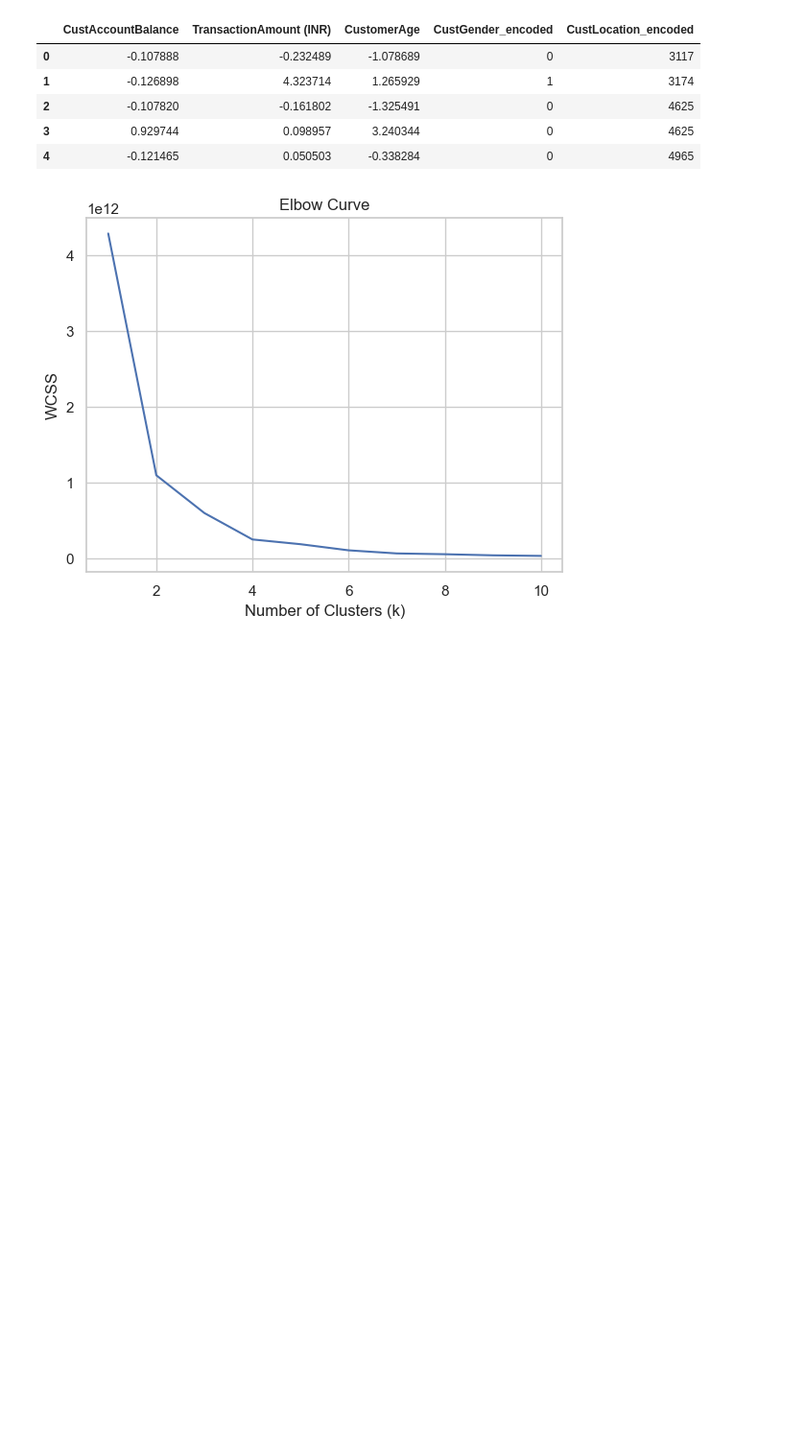
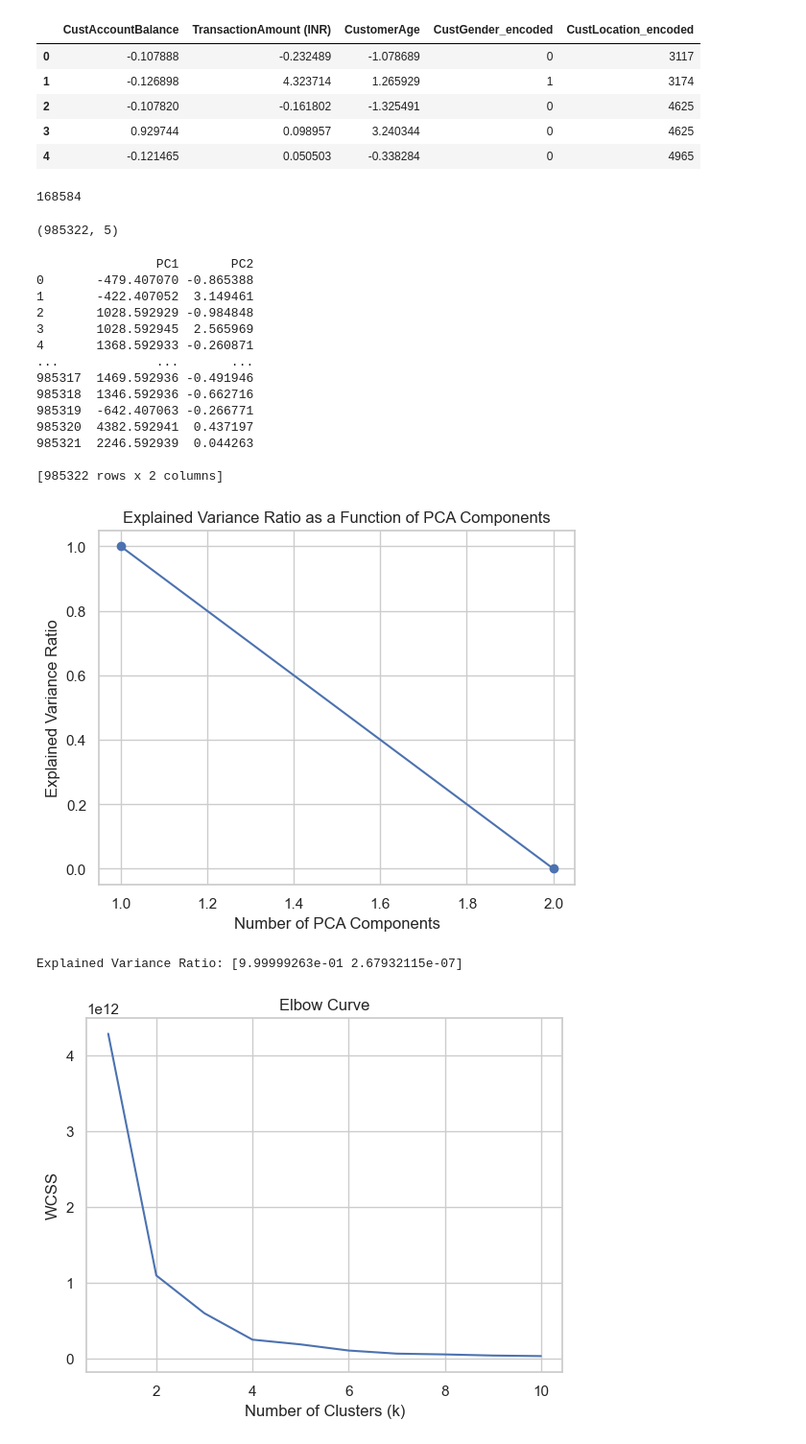
Before and after one commit to AndresQuinto5/IA_LAB4, a Jupyter notebook: Laboratorio4.ipynb, the cells around one changed output. Shown at 96% size. Saved outputs shown, nothing was run; the diff lists cells and outputs as text; code cells hidden in the pictures; blank space fills up the shorter version.

```diff
--- a/Laboratorio4.ipynb
+++ b/Laboratorio4.ipynb
@@ -439,6 +449,64 @@ df.head()
 | 2 | -0.107820 | -0.161802 | -1.325491 | 0 | 4625 |
 | 3 | 0.929744 | 0.098957 | 3.240344 | 0 | 4625 |
 | 4 | -0.121465 | 0.050503 | -0.338284 | 0 | 4965 |
+# %%
+df.duplicated().sum()
+# %% [output]
+168584
+# %%
+df.shape
+# %% [output]
+(985322, 5)
+# %%
+from sklearn.decomposition import PCA
+import seaborn as sns
+df
+# Create an instance of PCA with the desired number of components
+pca = PCA(n_components=2)
+
+# Apply PCA to the dataframe
+df_pca = pca.fit_transform(df)
+
+# Create a new dataframe with the PCA results
+df_pca = pd.DataFrame(df_pca, columns=['PC1', 'PC2'])
+
+# Print the transformed dataframe
+print(df_pca)
+
+import matplotlib.pyplot as plt
+
+# Fit PCA to the dataframe
+pca.fit(df)
+
+# Get the explained variance ratio
+explained_variance_ratio = pca.explained_variance_ratio_
+
+# # Plot the explained variance ratio as a function of PCA components
+# plt.plot(range(1, len(explained_variance_ratio) + 1), explained_variance_ratio, marker='o')
+# plt.xlabel('Number of PCA Components')
+# plt.ylabel('Explained Variance Ratio')
+# plt.title('Explained Variance Ratio as a Function of PCA Components')
+# plt.show()
+
+# # Print the explained variance ratio
+# print('Explained Variance Ratio:', explained_variance_ratio)
+# %% [output]
+                PC1       PC2
+0       -479.407070 -0.865388
+1       -422.407052  3.149461
+2       1028.592929 -0.984848
+3       1028.592945  2.565969
+4       1368.592933 -0.260871
+...             ...       ...
+985317  1469.592936 -0.491946
+985318  1346.592936 -0.662716
+985319  -642.407063 -0.266771
+985320  4382.592941  0.437197
+985321  2246.592939  0.044263
+
+[985322 rows x 2 columns]
+[figure, added]
+Explained Variance Ratio: [9.99999263e-01 2.67932115e-07]
 # %%
 from sklearn.cluster import KMeans
 import matplotlib.pyplot as plt
```
Also changed, not shown: parts of 14 cells of this notebook.
